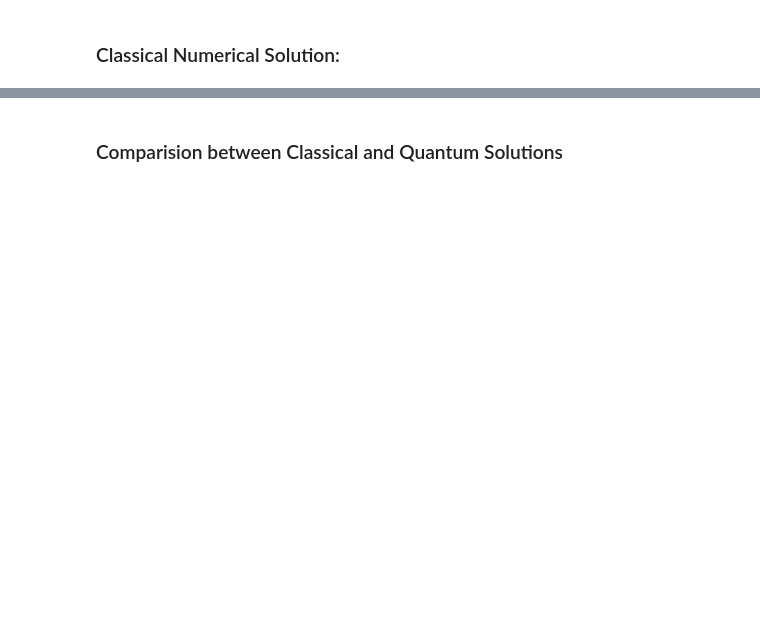
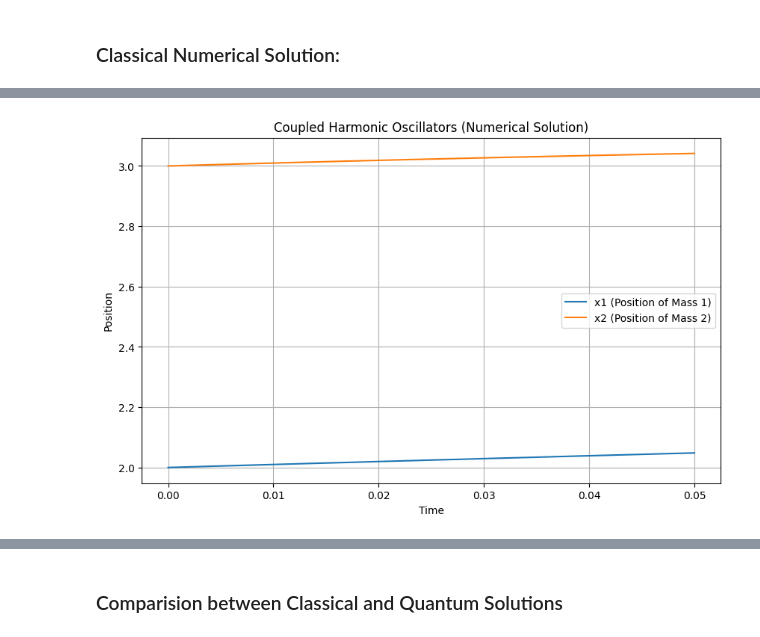
Before and after one commit to virajd98/Abstract-Oscillators-Pvt-, a Jupyter notebook: CoupledSHO.ipynb, the cells around one changed output, grey strips where cells are left out. Saved outputs shown, nothing was run; the diff lists cells and outputs as text; code cells hidden in the pictures; blank space fills up the shorter version.

```diff
--- a/CoupledSHO.ipynb
+++ b/CoupledSHO.ipynb
@@ -1106,0 +1030,80 @@ Velocity Vectors at t=0.5 classically
+# %%
+def equations_of_motion(t, init, N, M, K):
+    """
+    Definition:
+        EOM for classical coupled oscillator system with N masses
+    Args:
+        t (array): Time array
+        init (list): Initial Conditions
+        N (int): Number of masses
+        M (array): Mass matrix (diagonal)
+        K (array): Spring constant matrix
+    Output:
+        (list): List of final equations
+    """
+    x = init[:N]
+    v = init[N:]
+    dxdt = v
+    dvdt = np.zeros(N)
+
+    for i in range(N):
+        if i == 0:
+            dvdt[i] = (-K[i, i] * x[i] + K[i, i+1] * (x[i+1] - x[i])) / M[i, i]
+        elif i == N-1:
+            dvdt[i] = (-K[i, i] * x[i] + K[i, i-1] * (x[i-1] - x[i])) / M[i, i]
+        else:
+            dvdt[i] = (-K[i, i] * x[i] + K[i, i-1] * (x[i-1] - x[i]) + K[i, i+1] * (x[i+1] - x[i])) / M[i, i]
+
+    return np.concatenate((dxdt, dvdt))
+
+
+# Initial conditions: [x1(0), x2(0), ..., xN(0), v1(0), v2(0), ..., vN(0)]
+initial_conditions = np.concatenate((x_0, xdot_0))
+
+
+# Time span for the simulation
+t_span = (0, 0.05)
+t_eval = np.linspace(t_span[0], t_span[1], 100)
+
+# Solve the system of differential equations
+solution = scipy.integrate.solve_ivp(equations_of_motion, t_span, initial_conditions.flatten(), t_eval=t_eval, args=(N, M, K))
+
+# Extract the results
+t = solution.t
+x = solution.y[:N, :]
+v = solution.y[N:, :]
+
+
+# Plot position results
+plt.figure(figsize=(10, 6))
+for i in range(N):
+    plt.plot(t, x[i], label=f'x{i+1} (Position of Mass {i+1})')
+plt.xlabel('Time')
+plt.ylabel('Position')
+plt.legend()
+plt.title('Coupled Harmonic Oscillators (Numerical Solution)')
+plt.grid()
+plt.show()
+
+# Plot velocity results
+plt.figure(figsize=(10, 6))
+for i in range(N):
+    plt.plot(t, v[i], label=f'v{i+1} (Velocity of Mass {i+1})')
+plt.xlabel('Time')
+plt.ylabel('Velocity')
+plt.legend()
+plt.title('Velocities of Coupled Harmonic Oscillators (Numerical Solution)')
+plt.grid()
+plt.show()
+
+
+# Get the results numerically
+x_classic =np.array([x[0][-1], x[1][-1]])
+xdot_classic =np.array([v[0][-1], v[1][-1]])
+
+print("Position Vectors at t=0.05 classically")
+print(x_classic)
+print("Velocity Vectors at t=0.05 classically")
+print(xdot_classic)
+# %% [output]
+[figure, added]
```
Also changed, not shown: parts of 18 cells of this notebook.
